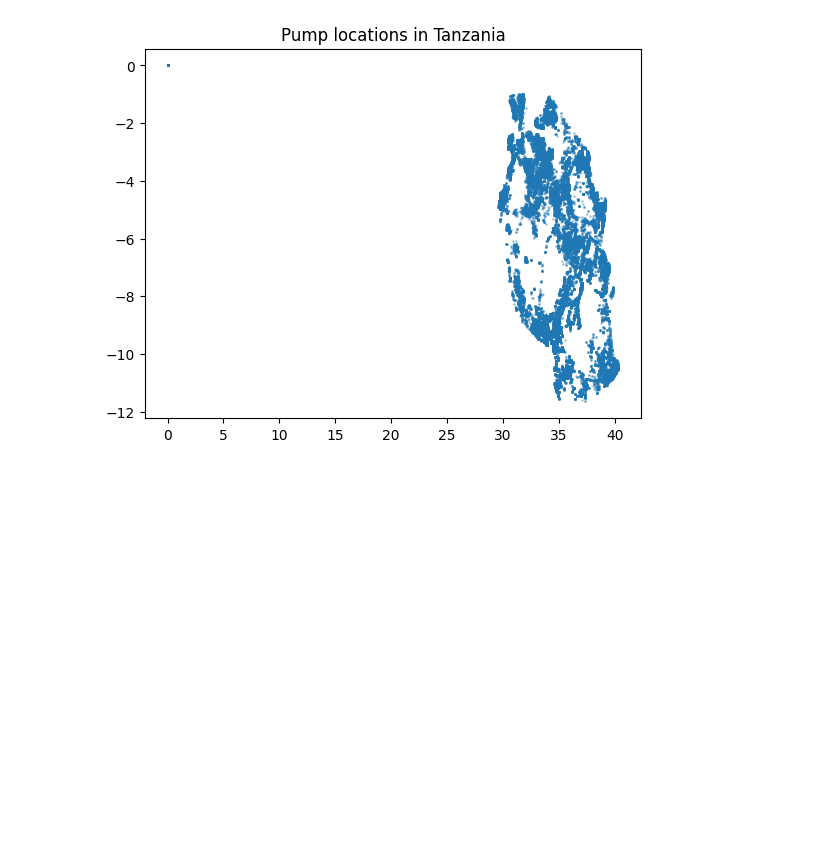
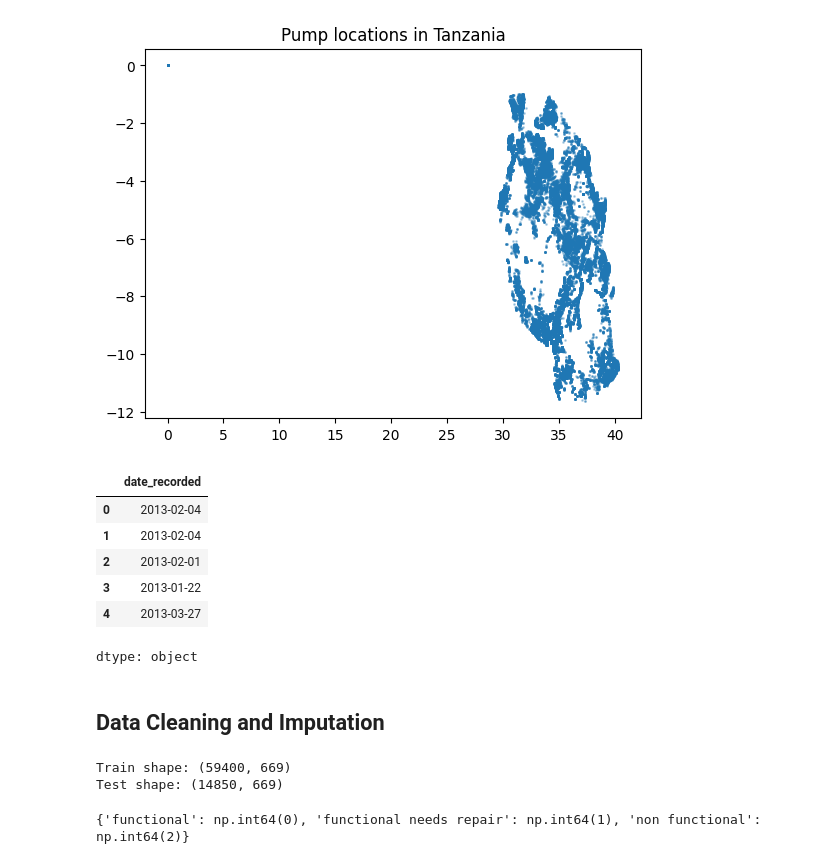
Before and after one commit to OrionXV/AI7101-Project, a Jupyter notebook: AI7101GroupProject.ipynb, the cells around one changed output. Drawn from its saved outputs; the diff is of its cells as text; code cells hidden in the pictures; blank space fills up the shorter version.

```diff
--- a/AI7101GroupProject.ipynb
+++ b/AI7101GroupProject.ipynb
@@ -164,3 +149,16 @@ plt.title("Pump locations in Tanzania")
 plt.show()
 # %% [output]
 [figure]
+# %%
+train['date_recorded'].head()
+test['date_recorded'].head()
+# %% [output]
+|  | date_recorded |
+| 0 | 2013-02-04 |
+| 1 | 2013-02-04 |
+| 2 | 2013-02-01 |
+| 3 | 2013-01-22 |
+| 4 | 2013-03-27 |
+dtype: object
+# %% [markdown]
+## Data Cleaning and Imputation
@@ -166,0 +229,28 @@ plt.show()
+# %%
+train['date_recorded'] = pd.to_datetime(train['date_recorded'])
+test['date_recorded'] = pd.to_datetime(test['date_recorded'])
+
+for df in [train, test]:
+    df["year_recorded"] = df["date_recorded"].dt.year
+    df["month_recorded"] = df["date_recorded"].dt.month
+    df["day_recorded"] = df["date_recorded"].dt.day
+
+train = train.drop(columns=["date_recorded"])
+test = test.drop(columns=["date_recorded"])
+
+train_final = preprocessor.transform(train, is_train=True)
+test_final = preprocessor.transform(test, is_train=False)
+
+print("Train shape:", train_final.shape)
+print("Test shape:", test_final.shape)
+# %% [output]
+Train shape: (59400, 669)
+Test shape: (14850, 669)
+# %%
+from sklearn.preprocessing import LabelEncoder
+
+le = LabelEncoder()
+y = le.fit_transform(train_targets['status_group'])
+print(dict(zip(le.classes_, le.transform(le.classes_))))
+# %% [output]
+{'functional': np.int64(0), 'functional needs repair': np.int64(1), 'non functional': np.int64(2)}
```
Also changed, not shown: parts of 13 cells of this notebook.
